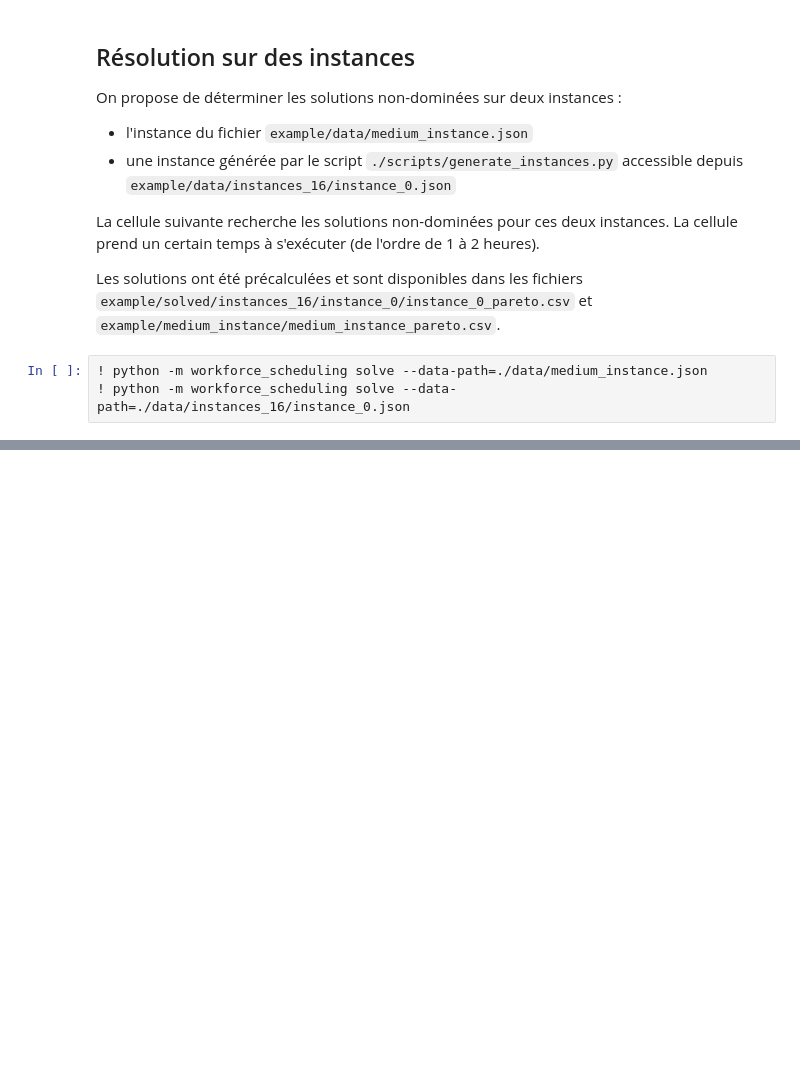
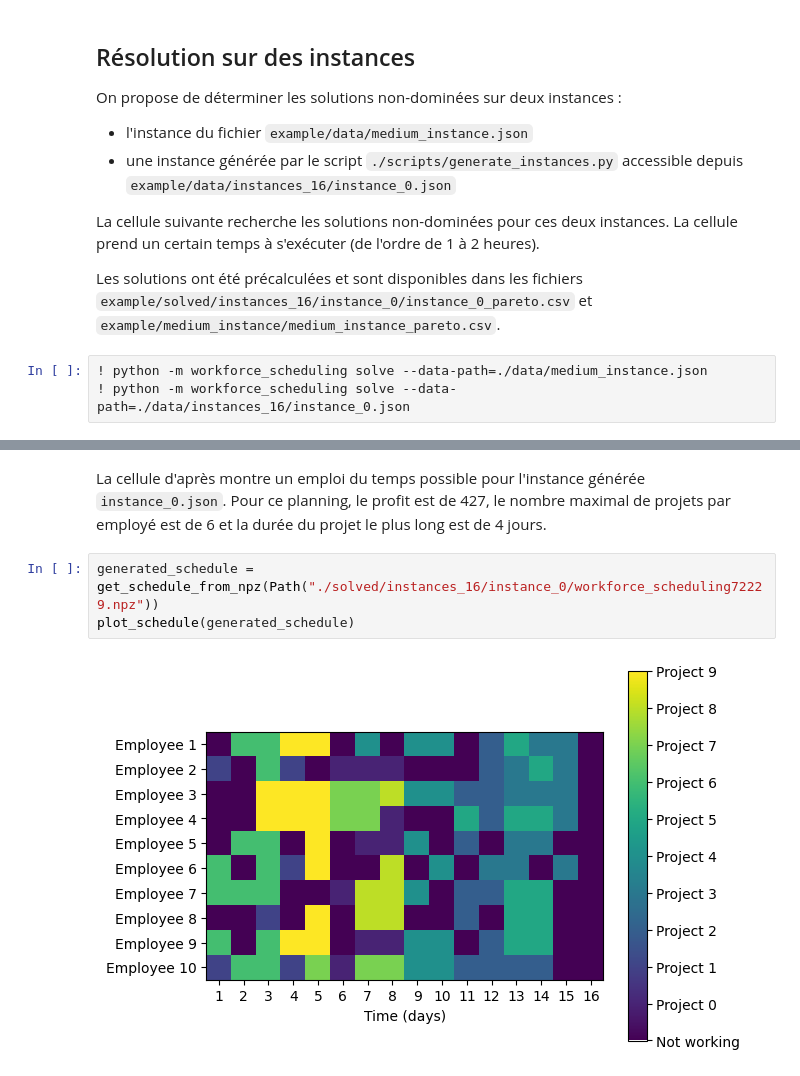
Before and after one commit to noblotni/workforce_scheduling, a Jupyter notebook: example/demo._workforce_scheduling.ipynb, the cells around one changed output, grey strips where cells are left out. Saved outputs shown, nothing was run; the diff lists cells and outputs as text; blank space fills up the shorter version.

```diff
--- a/example/demo._workforce_scheduling.ipynb
+++ b/example/demo._workforce_scheduling.ipynb
@@ -31,0 +59,7 @@ Les solutions ont été précalculées et sont disponibles dans les fichiers `ex
+# %% [markdown]
+La cellule d'après montre un emploi du temps possible pour l'instance générée `instance_0.json`. Pour ce planning, le profit est de 427, le nombre maximal de projets par employé est de 6 et la durée du projet le plus long est de 4 jours.
+# %%
+generated_schedule = get_schedule_from_npz(Path("./solved/instances_16/instance_0/workforce_scheduling72229.npz"))
+plot_schedule(generated_schedule)
+# %% [output]
+[figure, added]
```
Also changed, not shown: parts of 9 cells of this notebook, 3 other files.
